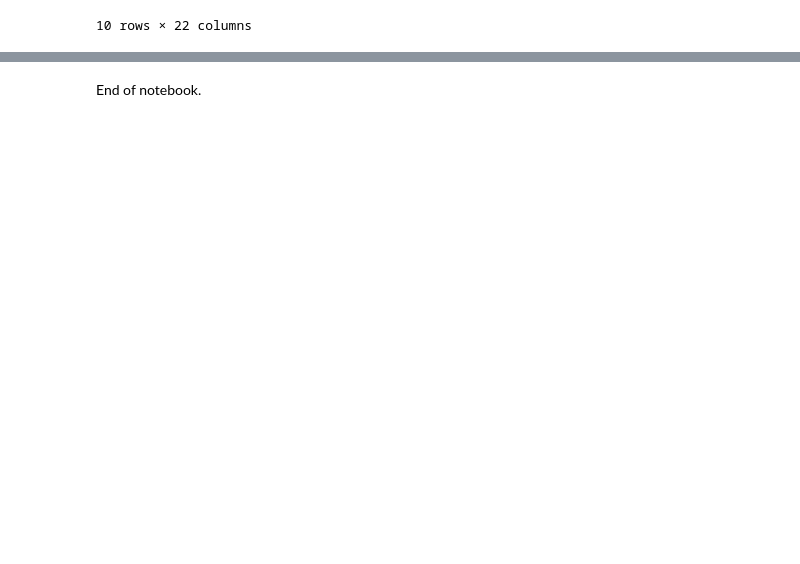
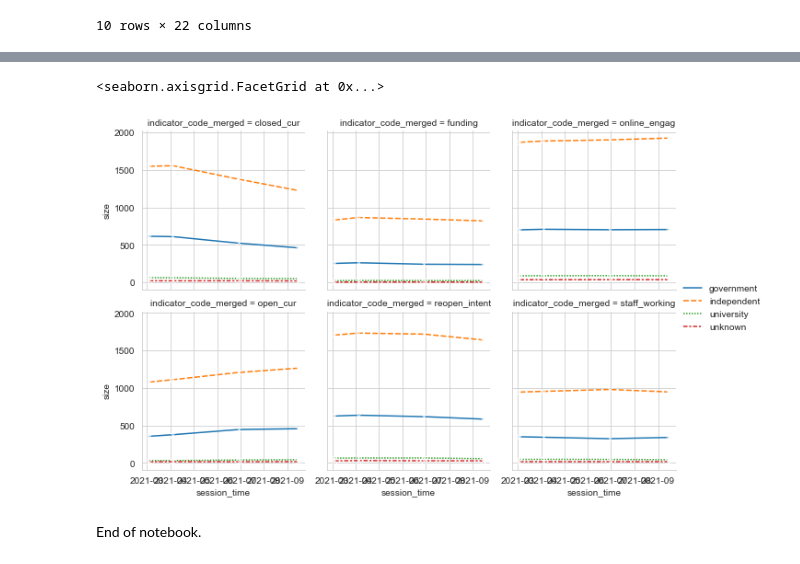
Before and after one commit to Birkbeck/museums-in-the-pandemic, a Jupyter notebook: mip/notebooks_py/02_extract_indicators.ipynb, the cells around one changed output, grey strips where cells are left out. Saved outputs shown, nothing was run; the diff lists cells and outputs as text; code cells hidden in the pictures; blank space fills up the shorter version.

Commit message:
indicator analysis

```diff
--- a/mip/notebooks_py/02_extract_indicators.ipynb
+++ b/mip/notebooks_py/02_extract_indicators.ipynb
@@ -739,0 +750,2 @@ Index(['subject_matter_simpl', 'tot_attr_museums'], dtype='object')
+# %%
+df = pivot_indic_by_attributes(mus_indic_attrib_df, 'governance_simpl', mdf)
@@ -740,2 +762,10 @@ Index(['subject_matter_simpl', 'tot_attr_museums'], dtype='object')
+# %%
+g = sns.FacetGrid(df, col='indicator_code_merged', col_wrap=3)
+g.map_dataframe(sns.lineplot, x="session_time", y="size", hue='governance_simpl', style='governance_simpl', marker='x')
+g.add_legend()
+g
+# %% [output]
+<seaborn.axisgrid.FacetGrid at 0x...>
+[figure, added]
 # %% [markdown]
 End of notebook.
```
Also changed, not shown: parts of 4 cells of this notebook, 28 other files.
